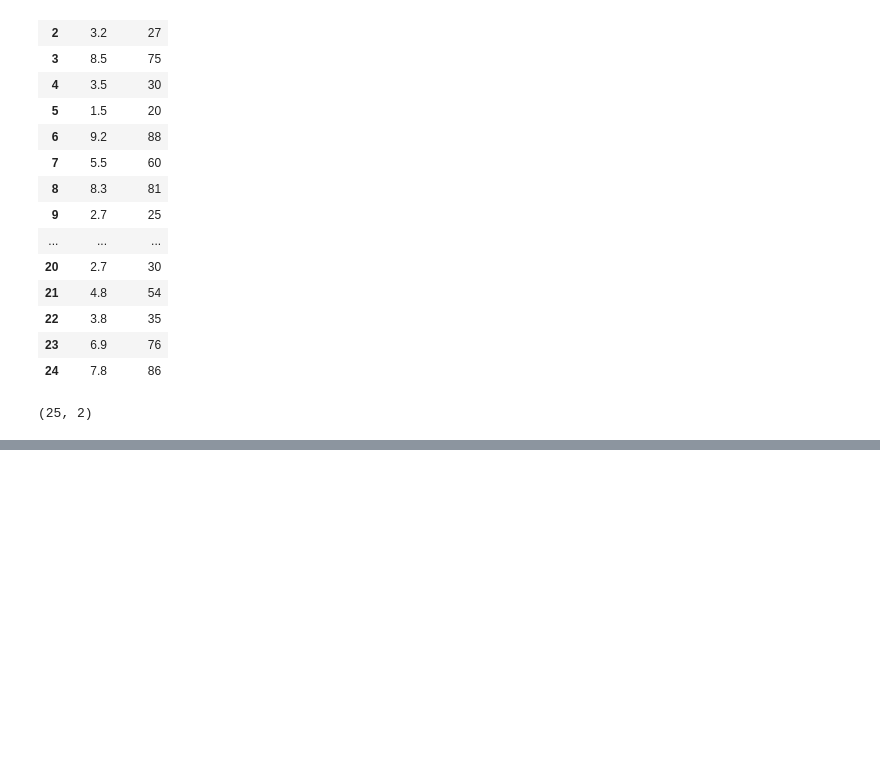
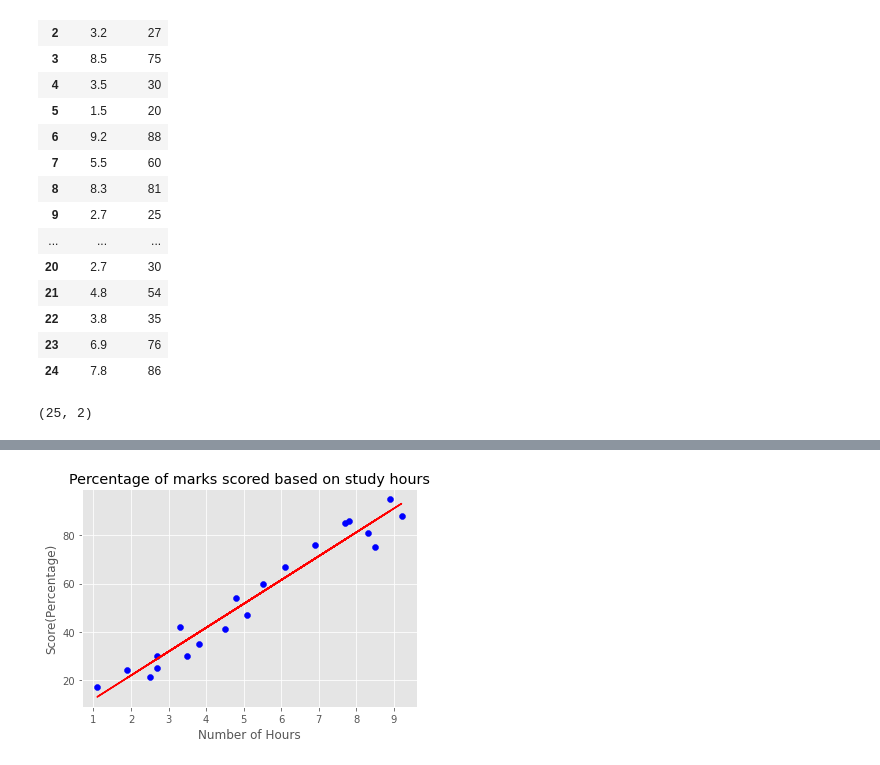
Before and after one commit to pranjalshikhar/task_repository, a Jupyter notebook: TASK 2.ipynb, the cells around one changed output, grey strips where cells are left out. Drawn from its saved outputs; the diff is of its cells as text; code cells hidden in the pictures; blank space fills up the shorter version.

```diff
--- a/TASK 2.ipynb
+++ b/TASK 2.ipynb
@@ -148,4 +92,3 @@ array([[2.5],
 # %%
 from sklearn.model_selection import train_test_split
-
-X_train,X_test,y_train,y_test=train_test_split(X,y,test_size=0.3,random_state=0)
+x_train,x_test,y_train,y_test = train_test_split(x,y, test_size= 0.2, random_state=0)
@@ -222,0 +102,9 @@ print([(X_knn_prediction[0])])
+# %%
+plt.scatter(x_train,y_train,color="blue")
+plt.plot(x_train,regr.predict(x_train), color="Red")
+plt.title("Percentage of marks scored based on study hours")
+plt.xlabel("Number of Hours")
+plt.ylabel("Score(Percentage)")
+plt.show()
+# %% [output]
+[figure, added]
```
Also changed, not shown: parts of 29 cells of this notebook.
